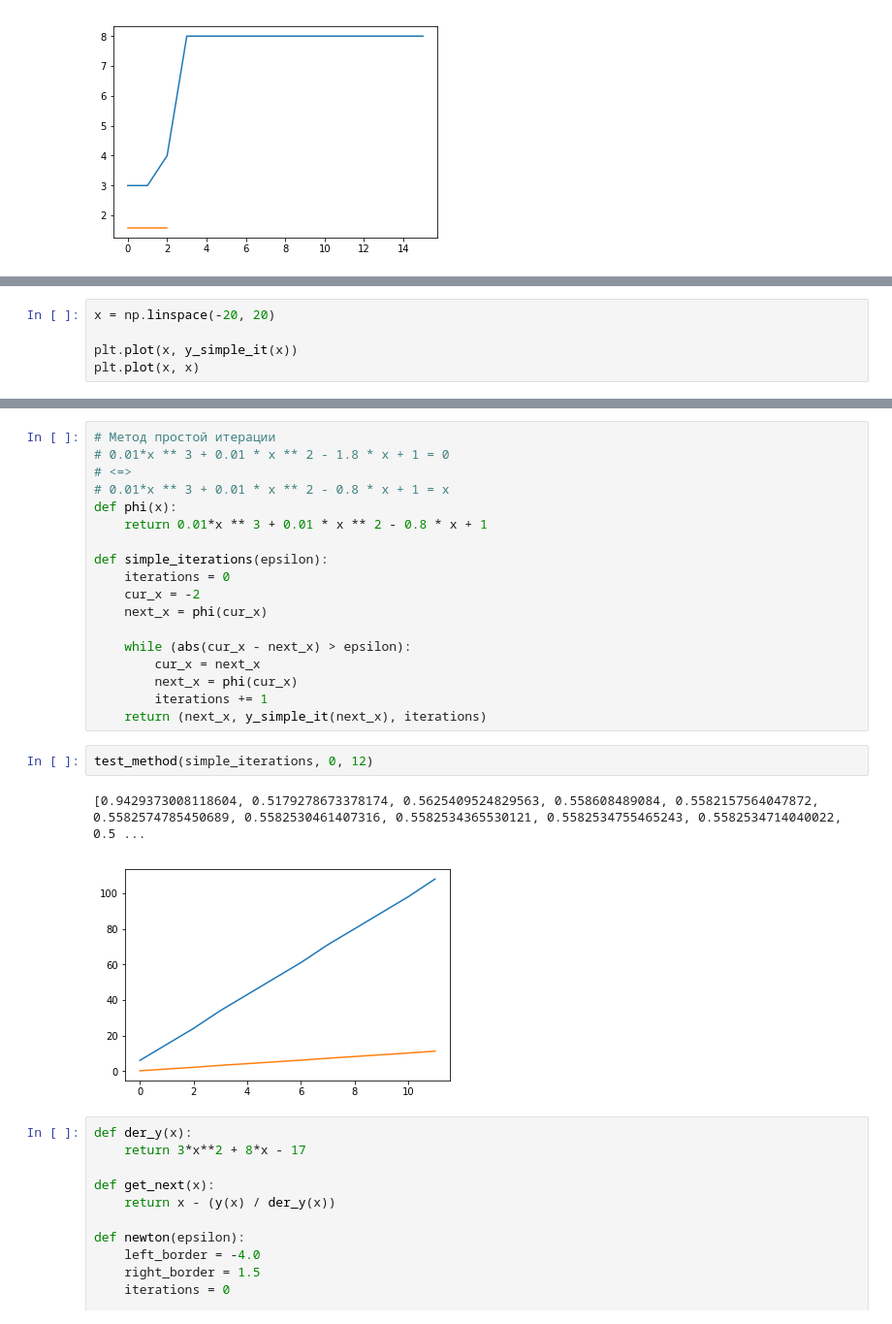
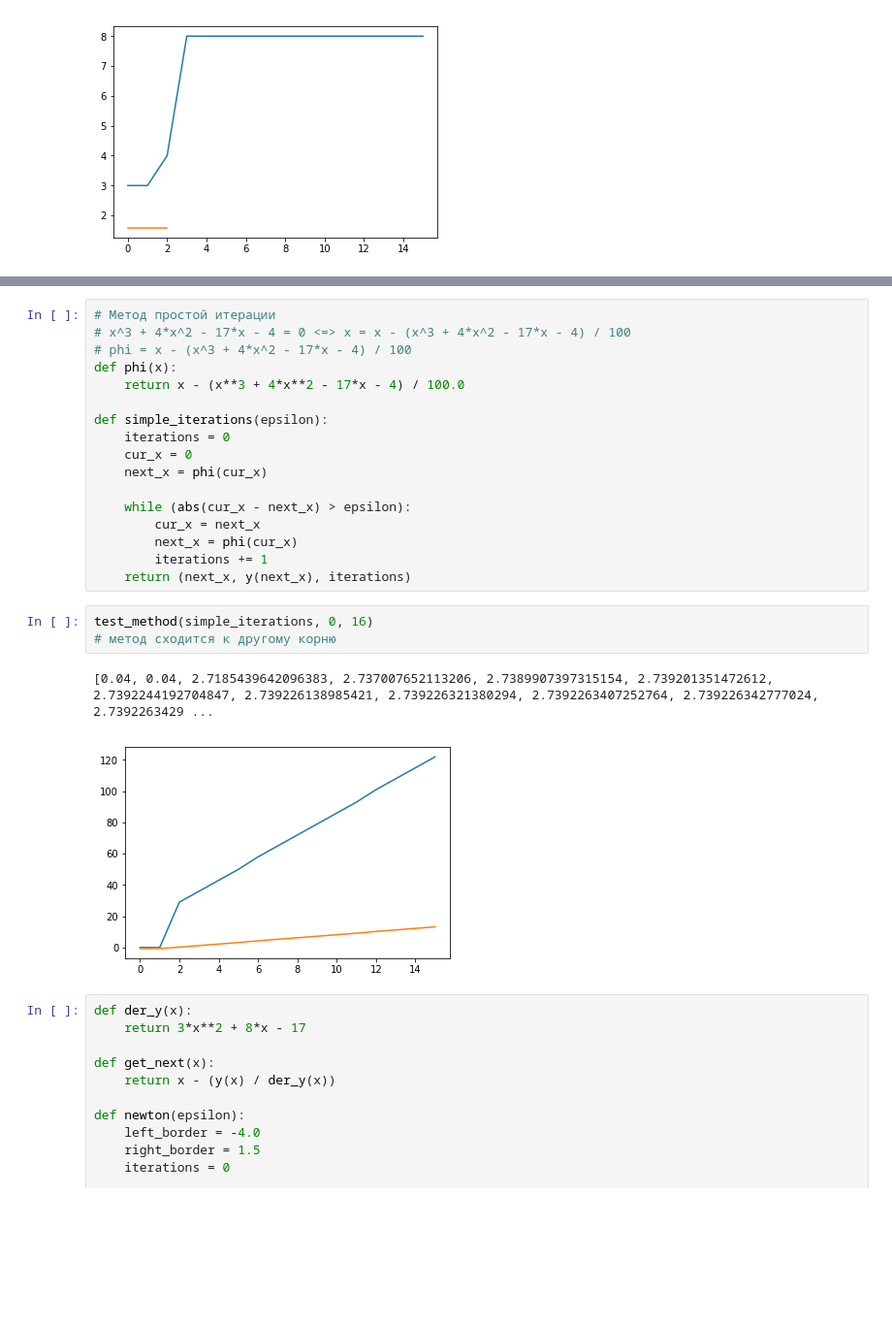
Before and after one commit to KokorinIlya/computational_methods, a Jupyter notebook: Homework1/task1.ipynb, the cells around one changed output, grey strips where cells are left out. Shown at 97% size. Drawn from its saved outputs; the diff is of its cells as text; blank space fills up the shorter version.

Commit message:
task 1 simple iterations added

```diff
--- a/Homework1/task1.ipynb
+++ b/Homework1/task1.ipynb
@@ -124,5 +120,0 @@ def y_simple_it(x):
-# %%
-x = np.linspace(-20, 20)
-
-plt.plot(x, y_simple_it(x))
-plt.plot(x, x)
@@ -132,26 +121,26 @@ plt.plot(x, x)
 # %%
 # Метод простой итерации
-# 0.01*x ** 3 + 0.01 * x ** 2 - 1.8 * x + 1 = 0
-# <=>
-# 0.01*x ** 3 + 0.01 * x ** 2 - 0.8 * x + 1 = x
+# x^3 + 4*x^2 - 17*x - 4 = 0 <=> x = x - (x^3 + 4*x^2 - 17*x - 4) / 100
+# phi = x - (x^3 + 4*x^2 - 17*x - 4) / 100
 def phi(x):
-    return 0.01*x ** 3 + 0.01 * x ** 2 - 0.8 * x + 1
+    return x - (x**3 + 4*x**2 - 17*x - 4) / 100.0
 
 def simple_iterations(epsilon):
     iterations = 0
-    cur_x = -2
+    cur_x = 0
     next_x = phi(cur_x)
 
     while (abs(cur_x - next_x) > epsilon):
         cur_x = next_x
         next_x = phi(cur_x)
         iterations += 1
-    return (next_x, y_simple_it(next_x), iterations)
+    return (next_x, y(next_x), iterations)
 # %%
-test_method(simple_iterations, 0, 12)
+test_method(simple_iterations, 0, 16)
+# метод сходится к другому корню
 # %% [output]
-[0.9429373008118604, 0.5179278673378174, 0.5625409524829563, 0.558608489084, 0.5582157564047872, 0.5582574785450689, 0.5582530461407316, 0.5582534365530121, 0.5582534755465243, 0.5582534714040022, 0.5 ...
+[0.04, 0.04, 2.7185439642096383, 2.737007652113206, 2.7389907397315154, 2.739201351472612, 2.7392244192704847, 2.739226138985421, 2.739226321380294, 2.7392263407252764, 2.739226342777024, 2.7392263429 ...
-[figure, old version]
+[figure, new version]
 # %%
 def der_y(x):
     return 3*x**2 + 8*x - 17
```
Also changed, not shown: parts of 2 cells of this notebook, 1 other file.
